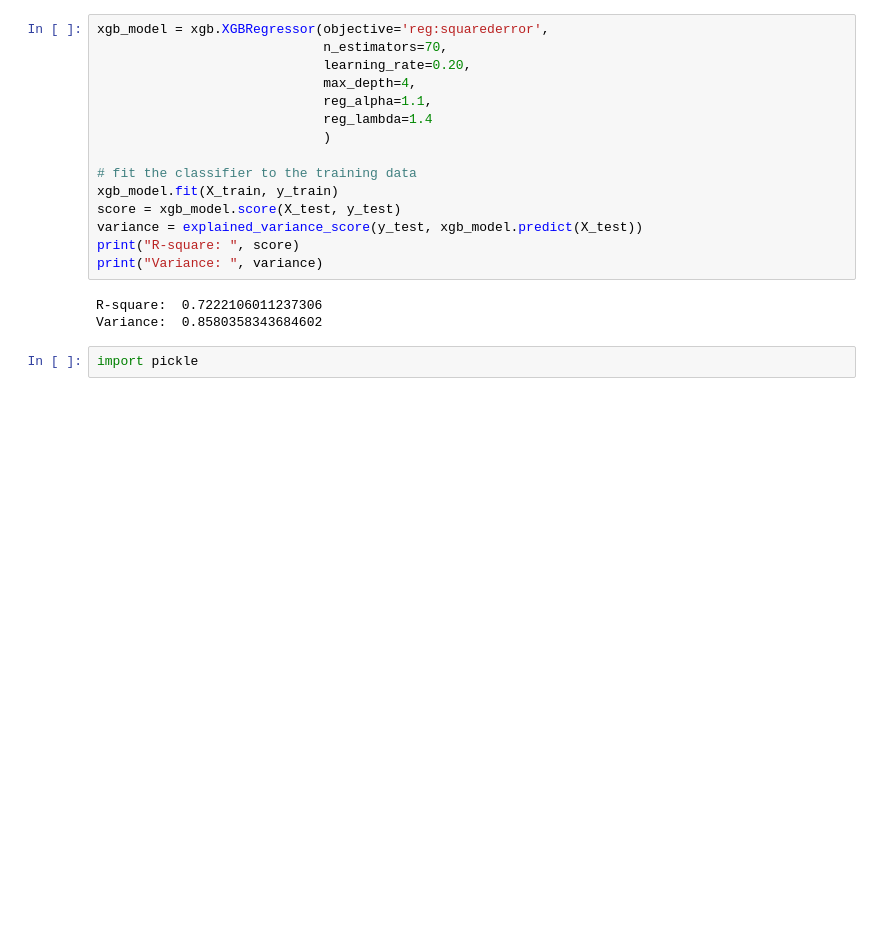
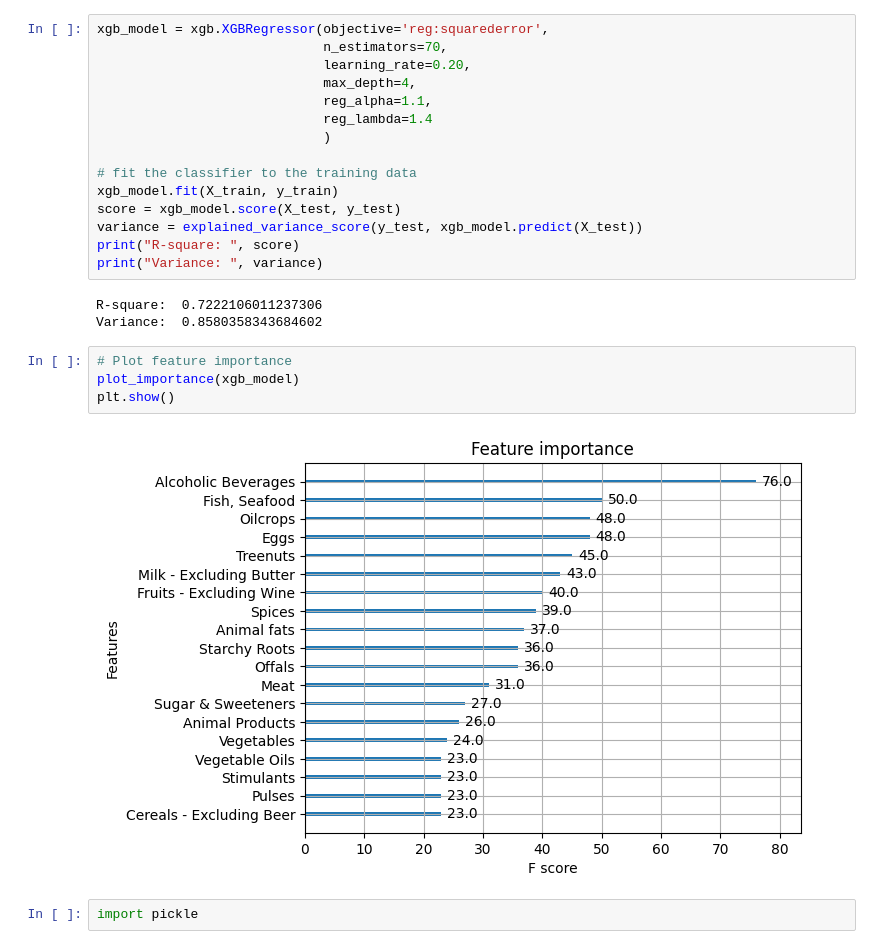
Before and after one commit to BabyKangaroo117/Food_Effect_Covid, a Jupyter notebook: Train_Model/model.ipynb, the cells around one changed output. Saved outputs shown, nothing was run; the diff lists cells and outputs as text; blank space fills up the shorter version.

Commit message:
Added feature importance graph

```diff
--- a/Train_Model/model.ipynb
+++ b/Train_Model/model.ipynb
@@ -231,6 +242,12 @@ print("Variance: ", variance)
 # %% [output]
 R-square:  0.7222106011237306
 Variance:  0.8580358343684602
+# %%
+# Plot feature importance
+plot_importance(xgb_model)
+plt.show()
+# %% [output]
+[figure, added]
 # %%
 import pickle
 # %%
```
Also changed, not shown: parts of 2 cells of this notebook, 1 other file.
